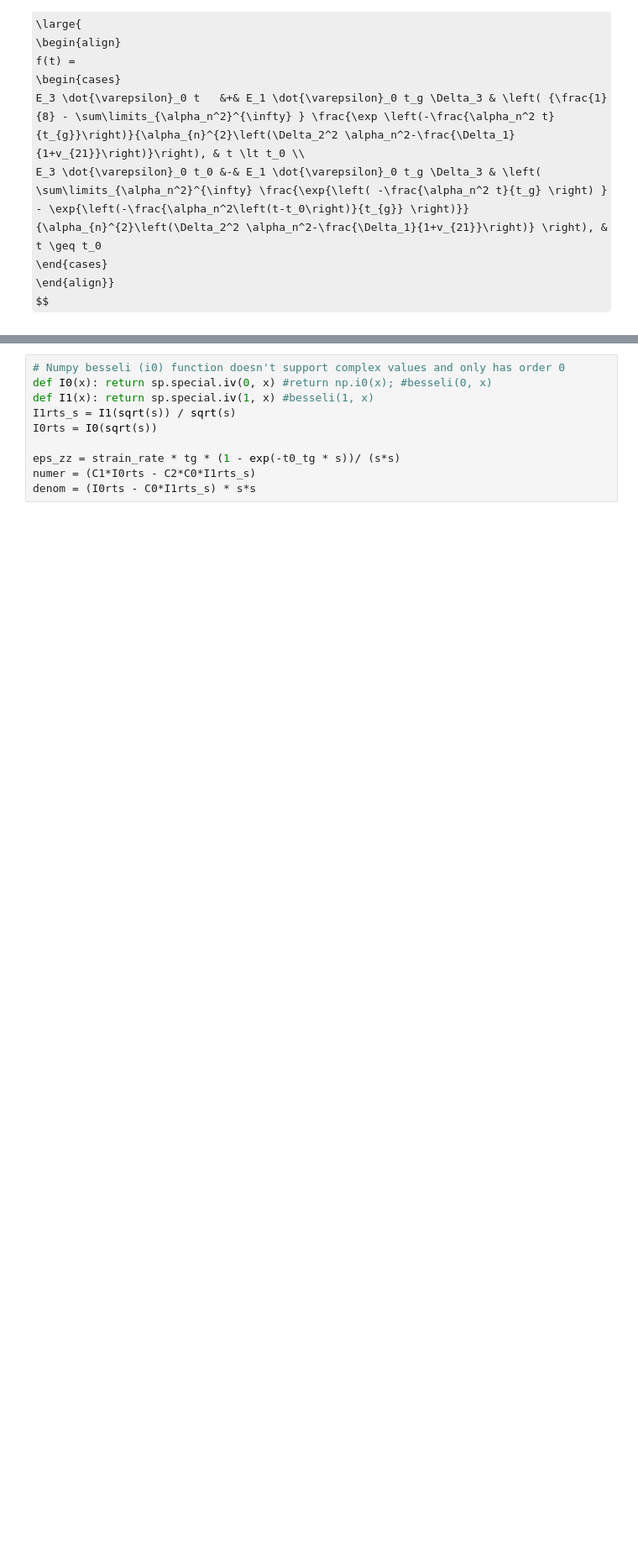
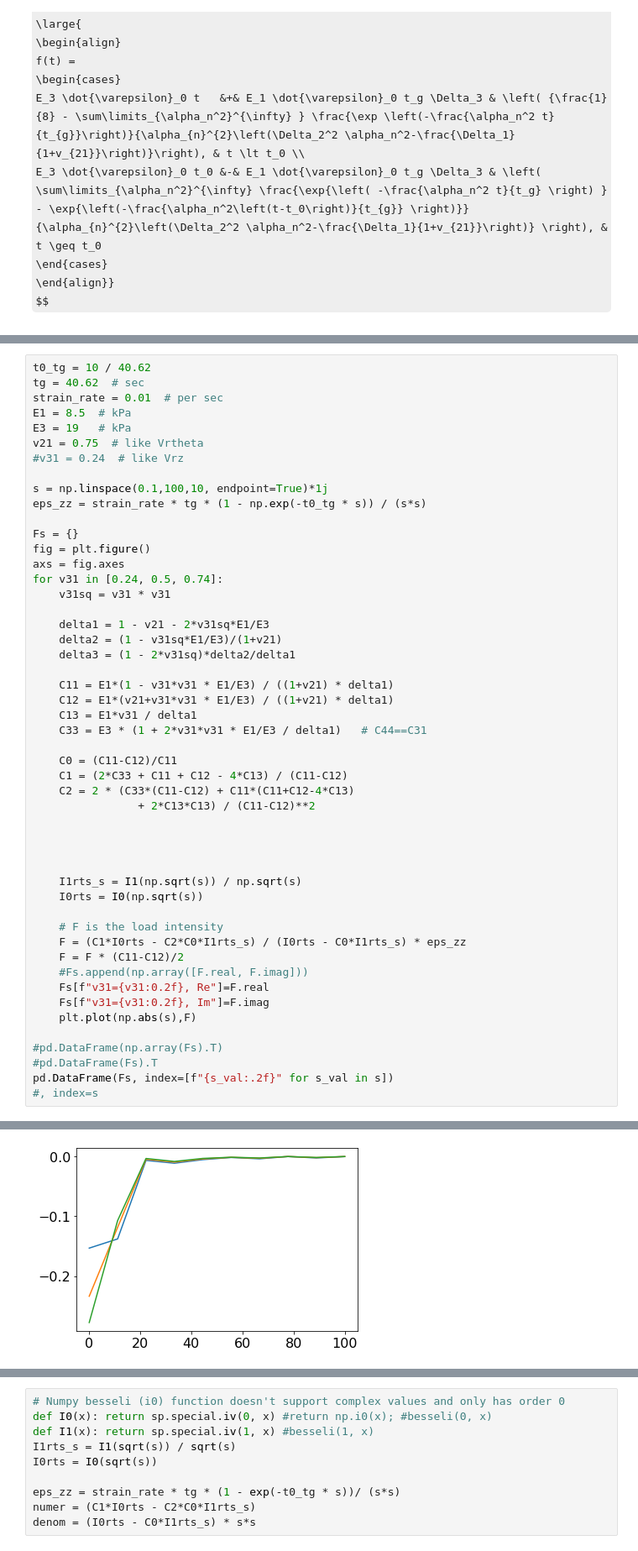
Before and after one commit to ryerrabelli/Yerrabelli-Spector-Poroelastic-Model-Code, a Jupyter notebook: src/ViscoporoelasticInversion.ipynb, the cells around one changed output, grey strips where cells are left out. Shown at 84% size. Cells and saved outputs as stored; diff of their text form; some formulas as TeX source; blank space fills up the shorter version.

```diff
--- a/src/ViscoporoelasticInversion.ipynb
+++ b/src/ViscoporoelasticInversion.ipynb
@@ -333,0 +619,51 @@ $$\text{At } t/t_g=2.000, \quad \sigma(\frac{t}{t_g}), kPa=1.90001$$
+# %%
+t0_tg = 10 / 40.62
+tg = 40.62  # sec
+strain_rate = 0.01  # per sec
+E1 = 8.5  # kPa
+E3 = 19   # kPa
+v21 = 0.75  # like Vrtheta
+#v31 = 0.24  # like Vrz
+
+s = np.linspace(0.1,100,10, endpoint=True)*1j
+eps_zz = strain_rate * tg * (1 - np.exp(-t0_tg * s)) / (s*s)
+
+Fs = {}
+fig = plt.figure()
+axs = fig.axes
+for v31 in [0.24, 0.5, 0.74]:
+    v31sq = v31 * v31
+
+    delta1 = 1 - v21 - 2*v31sq*E1/E3
+    delta2 = (1 - v31sq*E1/E3)/(1+v21)
+    delta3 = (1 - 2*v31sq)*delta2/delta1
+
+    C11 = E1*(1 - v31*v31 * E1/E3) / ((1+v21) * delta1)
+    C12 = E1*(v21+v31*v31 * E1/E3) / ((1+v21) * delta1)
+    C13 = E1*v31 / delta1
+    C33 = E3 * (1 + 2*v31*v31 * E1/E3 / delta1)   # C44==C31
+
+    C0 = (C11-C12)/C11
+    C1 = (2*C33 + C11 + C12 - 4*C13) / (C11-C12)
+    C2 = 2 * (C33*(C11-C12) + C11*(C11+C12-4*C13)
+                + 2*C13*C13) / (C11-C12)**2
+
+
+
+
+    I1rts_s = I1(np.sqrt(s)) / np.sqrt(s)
+    I0rts = I0(np.sqrt(s))
+
+    # F is the load intensity
+    F = (C1*I0rts - C2*C0*I1rts_s) / (I0rts - C0*I1rts_s) * eps_zz
+    F = F * (C11-C12)/2
+    #Fs.append(np.array([F.real, F.imag]))
+    Fs[f"v31={v31:0.2f}, Re"]=F.real
+    Fs[f"v31={v31:0.2f}, Im"]=F.imag
+    plt.plot(np.abs(s),F)
+
+#pd.DataFrame(np.array(Fs).T)
+#pd.DataFrame(Fs).T
+pd.DataFrame(Fs, index=[f"{s_val:.2f}" for s_val in s])
+#, index=s
+# %% [output]
@@ -334 +684,2 @@ $$\text{At } t/t_g=2.000, \quad \sigma(\frac{t}{t_g}), kPa=1.90001$$
+[figure, added]
 # %%
```
Also changed, not shown: parts of 27 cells of this notebook, 9 other files.
